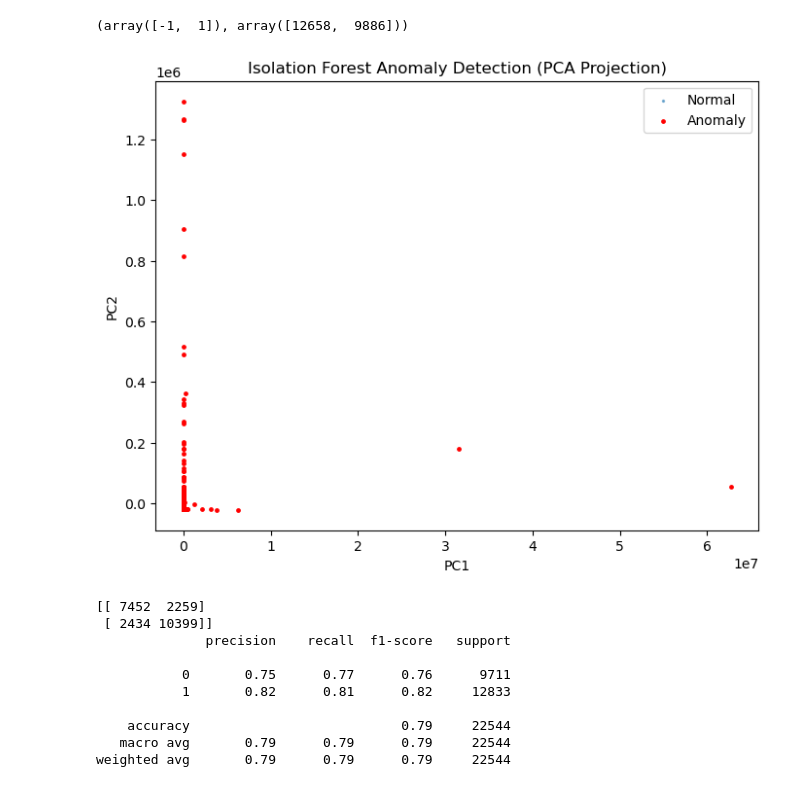
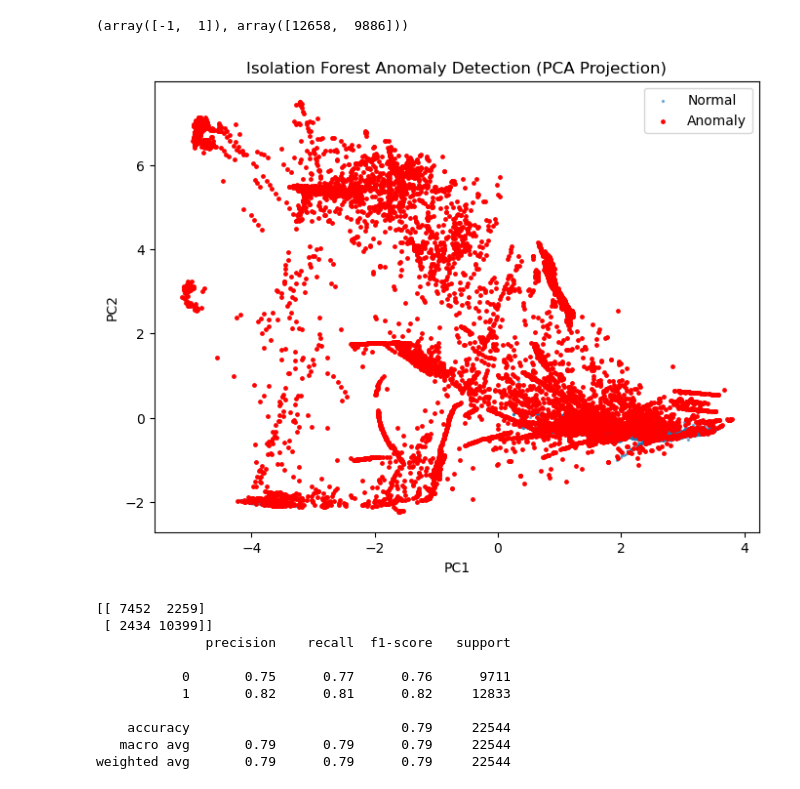
Before and after one commit to Jenish045/network-anomaly-detection, a Jupyter notebook: notebooks/03_isolation_forest.ipynb, the cells around one changed output. Saved outputs shown, nothing was run; the diff lists cells and outputs as text; code cells hidden in the pictures.

```diff
--- a/notebooks/03_isolation_forest.ipynb
+++ b/notebooks/03_isolation_forest.ipynb
@@ -39,30 +39,30 @@ np.unique(predictions, return_counts = True)
 # %%
 import matplotlib.pyplot as plt
 
 from sklearn.decomposition import PCA
 
 pca = PCA(n_components=2)
 
-pca = PCA(n_components=2)
-x_train_pca = pca.fit_transform(X_train)
-x_test_pca = pca.transform(X_test)
+x_train_pca = pca.fit_transform(x_train)
+x_test_pca = pca.transform(x_test)
 
 normal = x_test_pca[predictions == 1]
 anomaly = x_test_pca[predictions == -1]
 
 plt.figure(figsize=(8,6))
 
 plt.scatter(normal[:,0], normal[:,1], s=2, label="Normal", alpha=0.5)
 plt.scatter(anomaly[:,0], anomaly[:,1], s=6, color="red", label="Anomaly")
 
 plt.title("Isolation Forest Anomaly Detection (PCA Projection)")
 plt.xlabel("PC1")
 plt.ylabel("PC2")
 plt.legend()
+plt.savefig("../results/isolation_forest_pca.png", bbox_inches='tight')
 
 plt.show()
 # %% [output]
-[figure, old version]
+[figure, new version]
 # %%
 # The first two principal components capture ~61% of the variance.
 # While sufficient for visualization, some overlap occurs due to the
```
Also changed, not shown: parts of 23 cells of this notebook, 8 other files.
